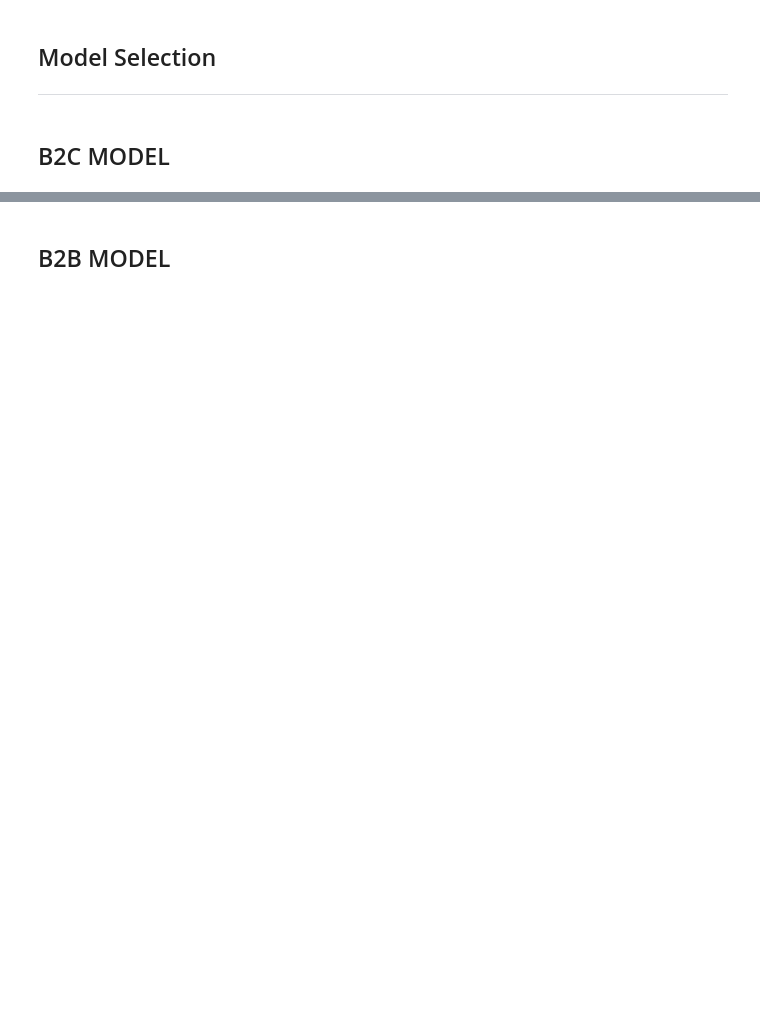
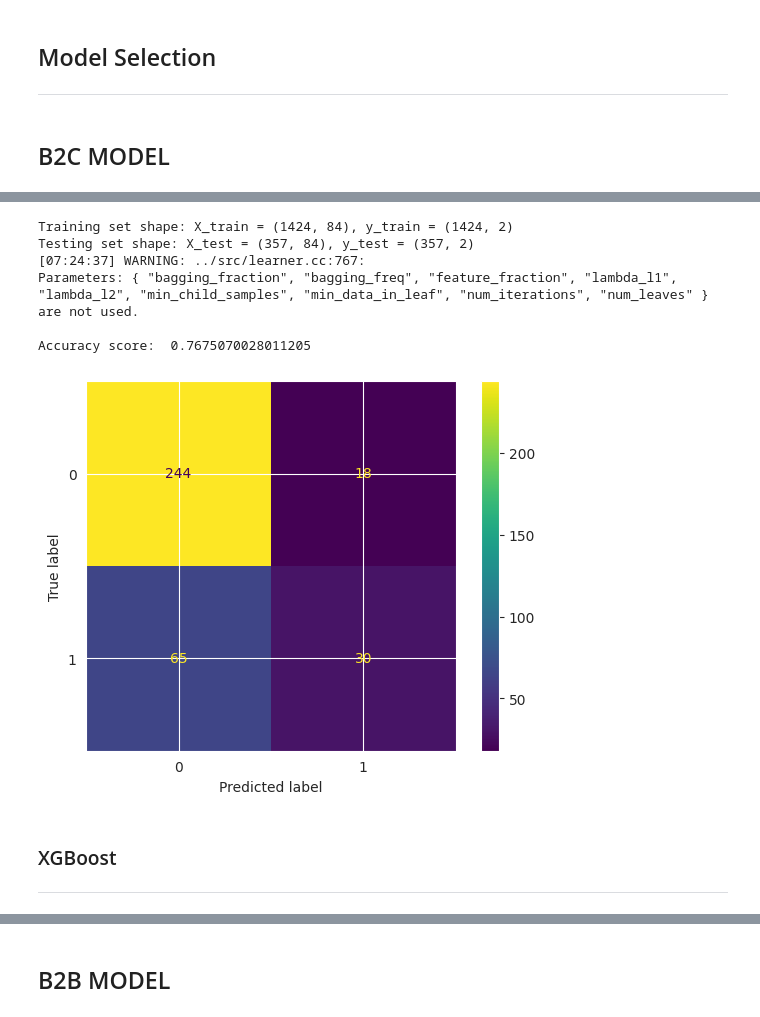
Before and after one commit to cvillela/amplemarket_challenge, a Jupyter notebook: challenge.ipynb, the cells around one changed output, grey strips where cells are left out. Drawn from its saved outputs; the diff is of its cells as text; code cells hidden in the pictures; blank space fills up the shorter version.

```diff
--- a/challenge.ipynb
+++ b/challenge.ipynb
@@ -1313,12 +1382,12 @@ def objective(trial):
         "metric": "binary_logloss",
         "verbosity": -1,
         "boosting_type": "gbdt",
-        "lambda_l1": trial.suggest_loguniform("lambda_l1", 1e-8, 10.0),
-        "lambda_l2": trial.suggest_loguniform("lambda_l2", 1e-8, 10.0),
+        "lambda_l1": trial.suggest_float("lambda_l1", 1e-8, 10.0),
+        "lambda_l2": trial.suggest_float("lambda_l2", 1e-8, 10.0),
         "num_leaves": trial.suggest_int("num_leaves", 2, 256),
-        "learning_rate": trial.suggest_loguniform("learning_rate", 1e-4, 1.0),
-        "feature_fraction": trial.suggest_uniform("feature_fraction", 0.1, 1.0),
-        "bagging_fraction": trial.suggest_uniform("bagging_fraction", 0.1, 1.0),
+        "learning_rate": trial.suggest_float("learning_rate", 1e-4, 1.0),
+        "feature_fraction": trial.suggest_float("feature_fraction", 0.1, 1.0),
+        "bagging_fraction": trial.suggest_float("bagging_fraction", 0.1, 1.0),
         "bagging_freq": trial.suggest_int("bagging_freq", 1, 7),
         "min_child_samples": trial.suggest_int("min_child_samples", 5, 100),
         "min_data_in_leaf": trial.suggest_int("min_data_in_leaf", 5, 100),
@@ -1328,8 +1397,8 @@ def objective(trial):
     }
 
     # Train and evaluate the model
-    model = lgb.train(params, lgb.Dataset(X_train, label=y_train_b2c), valid_sets=[lgb.Dataset(X_test, label=y_test_b2c)], verbose_eval=False)
-    y_pred = model.predict(X_test)
+    model = lgb.train(params, lgb.Dataset(X_train_b2c, label=y_train_b2c), valid_sets=[lgb.Dataset(X_test_b2c, label=y_test_b2c)], verbose_eval=False)
+    y_pred = model.predict(X_test_b2c)
 
     accuracy = accuracy_score(y_test_b2c, [1 if p>0.5 else 0 for p in y_pred])
     return accuracy
@@ -1341,4 +1410,6 @@ study.optimize(objective, n_trials=100)
 # Print the best hyperparameters and accuracy score
 print("Best hyperparameters: ", study.best_params)
 print("Best accuracy score: ", study.best_value)
+
+b2c_lgb_best_params = study.best_params
 # %% [output]
@@ -1364,0 +1444,43 @@ print("Best accuracy score: ", study.best_value)
+# %%
+# Define best hyperparameters found by Optuna
+best_params = b2c_lgb_best_params
+
+# split the dataframe into training and testing sets
+X_train, X_test, y_train, y_test = train_test_split(X, y, test_size=0.2, random_state=42)
+
+# print the shapes of the resulting sets
+print("Training set shape: X_train = {}, y_train = {}".format(X_train.shape, y_train.shape))
+print("Testing set shape: X_test = {}, y_test = {}".format(X_test.shape, y_test.shape))
+
+y_train_b2c = y_train['B2C'].to_list()
+y_train_b2b = y_train['B2B'].to_list()
+
+y_test_b2c = y_test['B2C'].to_list()
+y_test_b2b = y_test['B2B'].to_list()
+
+# Train the XGBoost model using the best hyperparameters
+model_b2c_lgb = xgb.XGBClassifier(**best_params, gpu_id=device_id)
+model_b2c_lgb.fit(X_train, y_train_b2c)
+
+# Make predictions on test data
+y_pred_b2c = model_b2c_lgb.predict(X_test)
+
+# Evaluate model performance
+accuracy = accuracy_score(y_test_b2c, y_pred_b2c)
+print("Accuracy score: ", accuracy)
+
+cm = confusion_matrix(y_test_b2c, y_pred_b2c)
+disp = ConfusionMatrixDisplay(confusion_matrix=cm)
+disp.plot()
+plt.show()
+# %% [output]
+Training set shape: X_train = (1424, 84), y_train = (1424, 2)
+Testing set shape: X_test = (357, 84), y_test = (357, 2)
+[07:24:37] WARNING: ../src/learner.cc:767:
+Parameters: { "bagging_fraction", "bagging_freq", "feature_fraction", "lambda_l1", "lambda_l2", "min_child_samples", "min_data_in_leaf", "num_iterations", "num_leaves" } are not used.
+
+Accuracy score:  0.7675070028011205
+[figure, added]
+# %% [markdown]
+### XGBoost
+---
```
Also changed, not shown: parts of 21 cells of this notebook.
